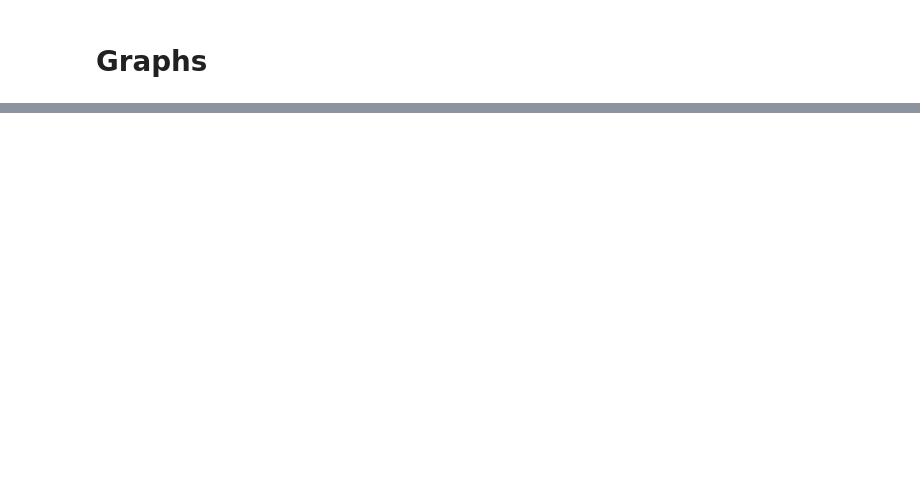
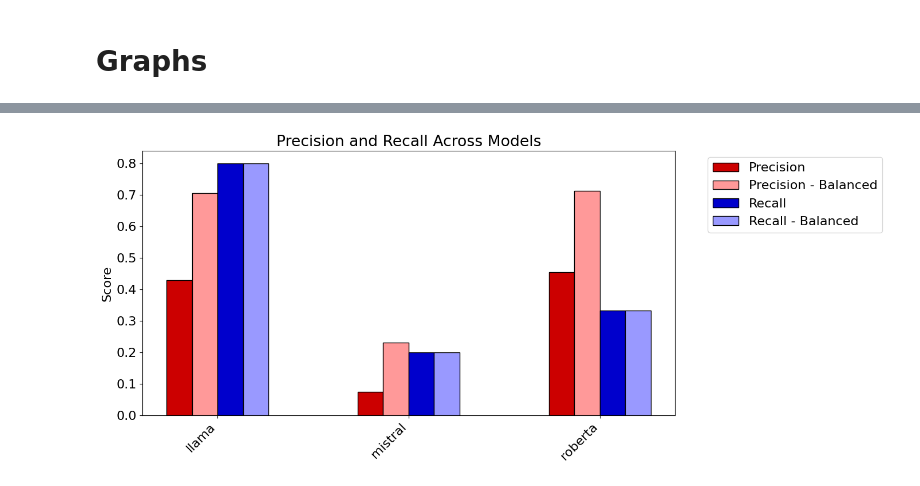
Before and after one commit to leoli51/youtube-conspiracy-detection, a Jupyter notebook: notebooks/graphs_and_tables.ipynb, the cells around one changed output, grey strips where cells are left out. Saved outputs shown, nothing was run; the diff lists cells and outputs as text; code cells hidden in the pictures; blank space fills up the shorter version.

```diff
--- a/notebooks/graphs_and_tables.ipynb
+++ b/notebooks/graphs_and_tables.ipynb
@@ -239,0 +375,91 @@ plt.show()
+# %%
+import matplotlib.pyplot as plt
+import pandas as pd
+import numpy as np
+
+# Load the dataset
+file_path = "ITW_Eval.csv"
+df = pd.read_csv(file_path)
+df = df.sort_values(by="Model", key=lambda x: x.str.len())
+
+df.replace("#DIV/0!", -1, inplace=True)
+df.fillna(-1, inplace=True)
+df["Precision"] = df["Precision"].astype(float)
+df["Precision.1"] = df["Precision.1"].astype(float)
+
+light_red = "#ff9999"
+medium_red = "#ff6666"
+dark_red = "#cc0000"
+
+light_blue = "#9999ff"
+dark_blue = "#0000cc"
+
+light_green = "#98df8a"
+dark_green = "#2ca02c"
+
+no_pattern = None
+diagonal_lines = "\\\\"
+
+plt.rcParams.update({"font.size": 16})
+
+def plot_precision_recall(df):
+    fig, ax = plt.subplots(figsize=(12, 6))
+
+    metric_prompt_colors = {
+        "Precision": dark_red,
+        "Recall": dark_blue,
+        "Precision.1": light_red,
+        "Recall.1": light_blue,
+    }
+
+    unique_models = ["llama", "mistral", "roberta"]
+    x_positions = {model: i * 3 for i, model in enumerate(unique_models)}
+    bar_width = 0.4
+
+    for model in unique_models:
+        subset = df[df["Model"] == model]
+        x_base = x_positions[model]
+
+        ax.bar(x_base, subset["Precision"].values[0], width=bar_width, color=metric_prompt_colors["Precision"], label="Precision" if model == unique_models[0] else None, edgecolor="black")
+        ax.bar(x_base + bar_width, subset["Precision.1"].values[0], width=bar_width, color=metric_prompt_colors["Precision.1"], label="Precision - Balanced" if model == unique_models[0] else None, edgecolor="black")
+        ax.bar(x_base + 2 * bar_width, subset["Recall"].values[0], width=bar_width, color=metric_prompt_colors["Recall"], label="Recall" if model == unique_models[0] else None, edgecolor="black")
+        ax.bar(x_base + 3 * bar_width, subset["Recall.1"].values[0], width=bar_width, color=metric_prompt_colors["Recall.1"], label="Recall - Balanced" if model == unique_models[0] else None, edgecolor="black")
+
+    ax.set_xticks([x + 1.5 * bar_width for x in x_positions.values()])
+    ax.set_xticklabels(unique_models, rotation=45, ha="right")
+    ax.set_ylabel("Score")
+    ax.set_title("Precision and Recall Across Models")
+    ax.legend(bbox_to_anchor=(1.05, 1), loc="upper left")
+
+    plt.savefig("precision_recall_itw.svg", bbox_inches="tight")
+    plt.show()
+
+def plot_nec(df, metric, title):
+    fig, ax = plt.subplots(figsize=(4, 6))
+    unique_models = df["Model"].unique()
+    x_positions = {model: i * 2 for i, model in enumerate(unique_models)}
+    bar_width = 0.75
+
+    for model in unique_models:
+        subset = df[df["Model"] == model]
+        x_base = x_positions[model]
+        ax.bar(x_base, subset[metric].values[0], width=bar_width, color="green", edgecolor="black")
+
+    ax.axhline(1, linestyle="dashed", color="black", linewidth=1, label="NEC Baseline (1)")
+    ax.set_yscale("log")
+    ax.set_ylabel("NEC (Log Scale)")
+    ax.set_xticks([x + 0.2 for x in x_positions.values()])
+    ax.set_xticklabels(unique_models, rotation=45, ha="right")
+    ax.set_title(title)
+    ax.legend()
+
+    plt.savefig(f"{title}_itw.svg", bbox_inches="tight")
+    plt.show()
+
+# Call functions to plot
+plot_precision_recall(df)
+plot_nec(df, "NEC", "NEC")
+plot_nec(df, "NEC reduce FN", "NEC Reducing FN")
+plot_nec(df, "Nec reduce FP", "NEC Reducing FP")
+# %% [output]
+[figure, added]
```
Also changed, not shown: parts of 8 cells of this notebook, 5 other files.
